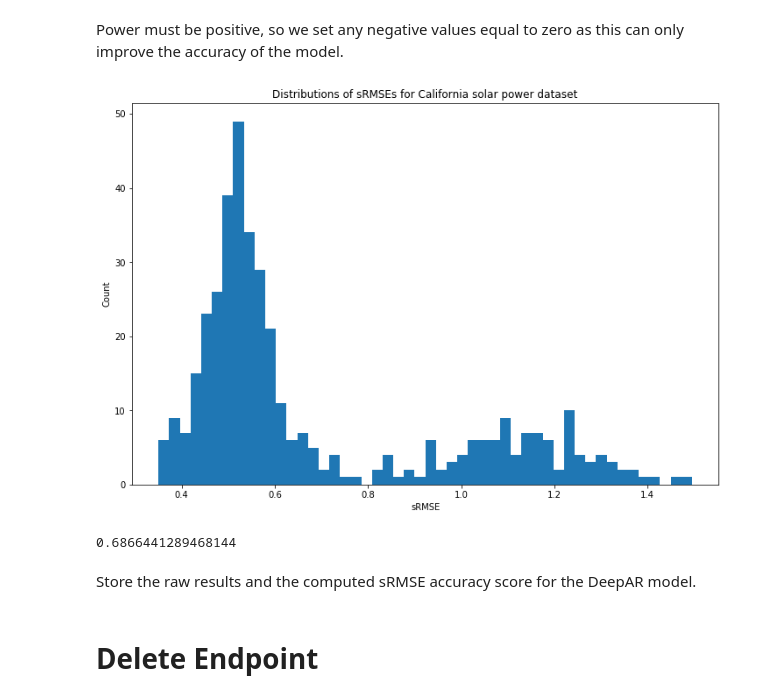
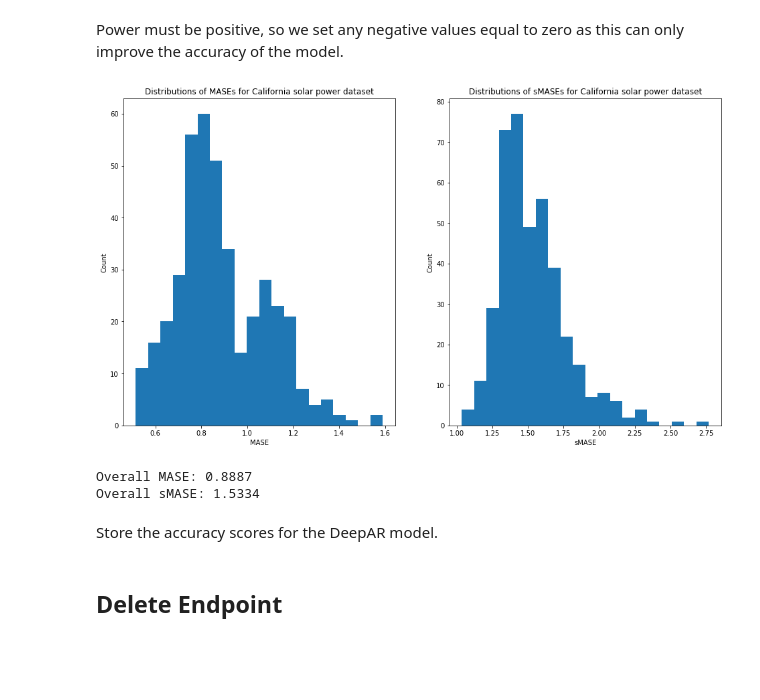
Before and after one commit to AidanCooper/forecasting, a Jupyter notebook: DeepAR/california-solar-power.ipynb, the cells around one changed output. Cells and saved outputs as stored; diff of their text form; code cells hidden in the pictures; blank space fills up the shorter version.

Commit message:
Convert to MASE/sMASE
Add Average Approach Models.
Change error metric from sRMSE to MASE and sMASE.
Remove large .csv files from repository.
Minor changes to typos.

```diff
--- a/DeepAR/california-solar-power.ipynb
+++ b/DeepAR/california-solar-power.ipynb
@@ -114 +119,15 @@ with s3filesystem.open(s3_data_path + "/test/test.json", 'wb') as fp:
+# %%
+def calc_MASE(training_series, testing_series, prediction_series):
+    n = len(training_series) - 1
+    d = np.abs(np.diff(training_series)).sum()/ n
+    errors = np.abs(testing_series - prediction_series)
+    return np.mean(errors) / d
+
+
+def calc_sMASE(training_series, testing_series, prediction_series, seasonality=24):
+    a = training_series.iloc[seasonality:].values
+    b = training_series.iloc[:-seasonality].values
+    d = np.sum(np.abs(a-b)) / len(a)
+    errors = np.abs(testing_series - prediction_series)
+    return np.mean(errors) / d
 # %% [markdown]
@@ -322,18 +339,35 @@ for i in range(1, len(df.columns)+1):
-# %%
-fig = plt.figure(figsize=(12, 8))
-plt.hist(sRMSEs, bins=50)
-plt.title('Distributions of sRMSEs for California solar power dataset')
-plt.xlabel('sRMSE')
-plt.ylabel('Count');
-# %% [output]
-[figure, removed]
-# %%
-sRMSE = np.mean(sRMSEs)
-sRMSE
-# %% [output]
-0.6866441289468144
+# %%
+MASEs = []
+sMASEs = []
+for col in df.columns:
+    MASEs.append(calc_MASE(results0[col].iloc[-(prediction_length+three_weeks):-prediction_length],
+                           results0[col].iloc[-prediction_length:],
+                           results0['%s_pred' % col].iloc[-prediction_length:]))
+    sMASEs.append(calc_sMASE(results0[col].iloc[-(prediction_length+three_weeks):-prediction_length],
+                             results0[col].iloc[-prediction_length:],
+                             results0['%s_pred' % col].iloc[-prediction_length:]))
+# %%
+fig, ax = plt.subplots(1, 2, figsize=(16, 9))
+ax[0].hist(MASEs, bins=20)
+ax[0].set_title('Distributions of MASEs for California solar power dataset')
+ax[0].set_xlabel('MASE')
+ax[0].set_ylabel('Count')
+ax[1].hist(sMASEs, bins=20)
+ax[1].set_title('Distributions of sMASEs for California solar power dataset')
+ax[1].set_xlabel('sMASE')
+ax[1].set_ylabel('Count');
+# %% [output]
+[figure, added]
+# %%
+MASE = np.mean(MASEs)
+sMASE = np.mean(sMASEs)
+print("Overall MASE: {:.4f}".format(MASE))
+print("Overall sMASE: {:.4f}".format(sMASE))
+# %% [output]
+Overall MASE: 0.8887
+Overall sMASE: 1.5334
 # %% [markdown]
-Store the raw results and the computed sRMSE accuracy score for the DeepAR model.
+Store the accuracy scores for the DeepAR model.
 # %%
 import pickle
 
@@ -345,5 +379,5 @@ with open('csp-sRMSE.pkl', 'wb') as f:
 # %% [markdown]
-# Delete Endpoint
+## Delete Endpoint
 # %%
 sagemaker_session.delete_endpoint(endpoint_name)
 # %% [output]
```
Also changed, not shown: parts of 23 cells of this notebook, 47 other files.
